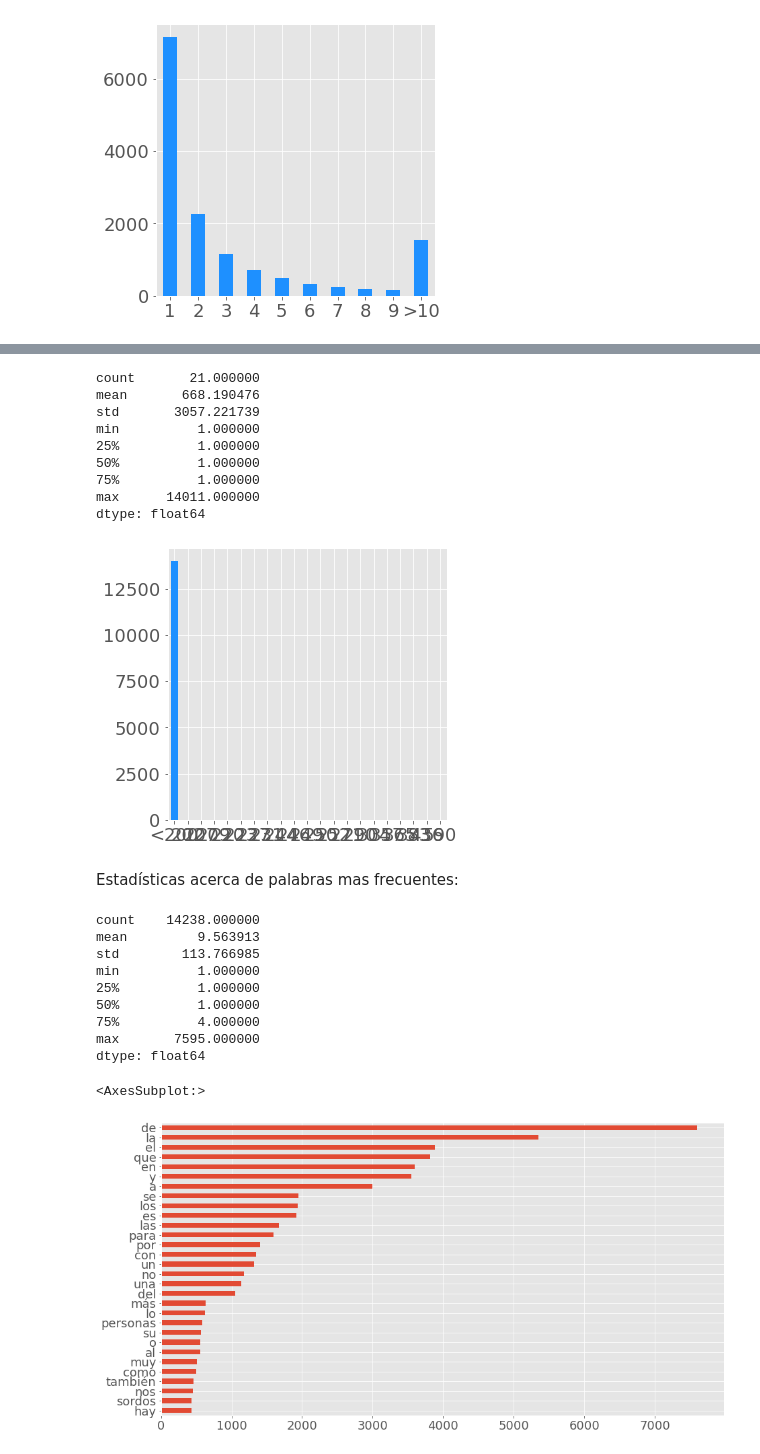
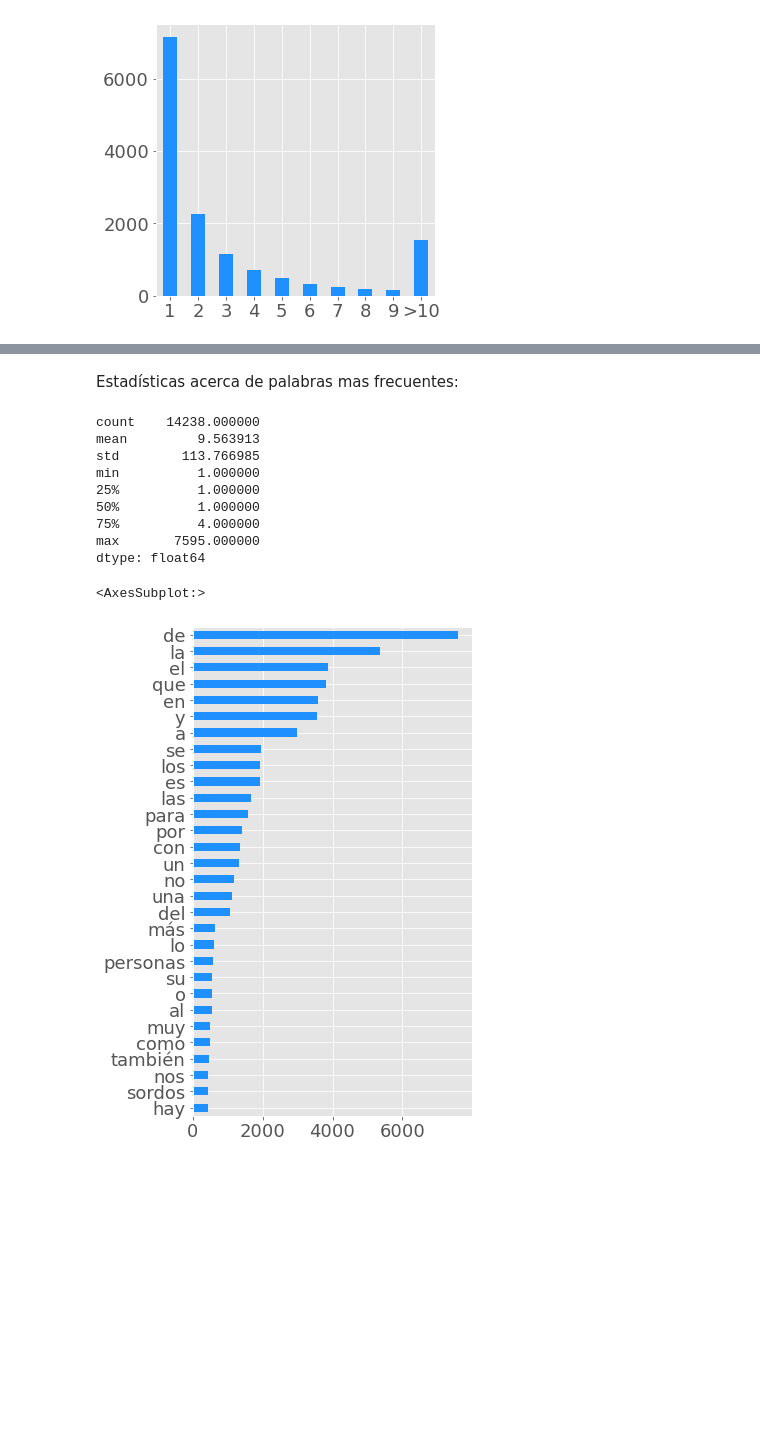
Before and after one commit to midusi/LSA-T, a Jupyter notebook: visualization/samples_analysis.ipynb, the cells around one changed output, grey strips where cells are left out. Cells and saved outputs as stored; diff of their text form; code cells hidden in the pictures; blank space fills up the shorter version.

Commit message:
Visualization structure

```diff
--- a/visualization/samples_analysis.ipynb
+++ b/visualization/samples_analysis.ipynb
@@ -186,42 +161,21 @@ dtype: float64
-# %%
-min_freq = 200
-words_hist_range_min = word_freqs_range(lambda v: v<=min_freq, f"<{min_freq}")
-words_hist_range_min_s = pd.Series(words_hist_range_min).sort_index(key=get_sort_key(f"<{min_freq}", min_freq))
-
-display(words_hist_range_min_s.describe())
-words_hist_range_min_fig = words_hist_range_min_s.plot.bar(figsize=(5, 5), color=color)
-words_hist_range_min_fig.set_ylabel("")
-plt.xticks(rotation=360)
-save_fig(words_hist_range_min_fig, f"words_hist_range_min_{min_freq}.png", figs_path)
-# %% [output]
-count       21.000000
-mean       668.190476
-std       3057.221739
-min          1.000000
-25%          1.000000
-50%          1.000000
-75%          1.000000
-max      14011.000000
-dtype: float64
-[figure, removed]
 # %% [markdown]
 Estadísticas acerca de palabras mas frecuentes:
 # %%
 total_words_s = pd.Series(word_count).sort_values(ascending=False)
 display(total_words_s.describe())
-display(total_words_s.iloc[:30].sort_values().plot.barh(figsize=(15,8)))
+display(total_words_s.iloc[:30].sort_values().plot.barh(figsize=(5,9), color=color))
 # %% [output]
 count    14238.000000
 mean         9.563913
 std        113.766985
 min          1.000000
 25%          1.000000
 50%          1.000000
 75%          4.000000
 max       7595.000000
 dtype: float64
 <AxesSubplot:>
-[figure, old version]
+[figure, new version]
 # %%
 total_bigrams = ['_'.join(total_words[i:i + 2]) for i in range(len(total_words))]
 bigram_count = Counter(total_bigrams)
```
Also changed, not shown: parts of 5 cells of this notebook, 4 other files.
